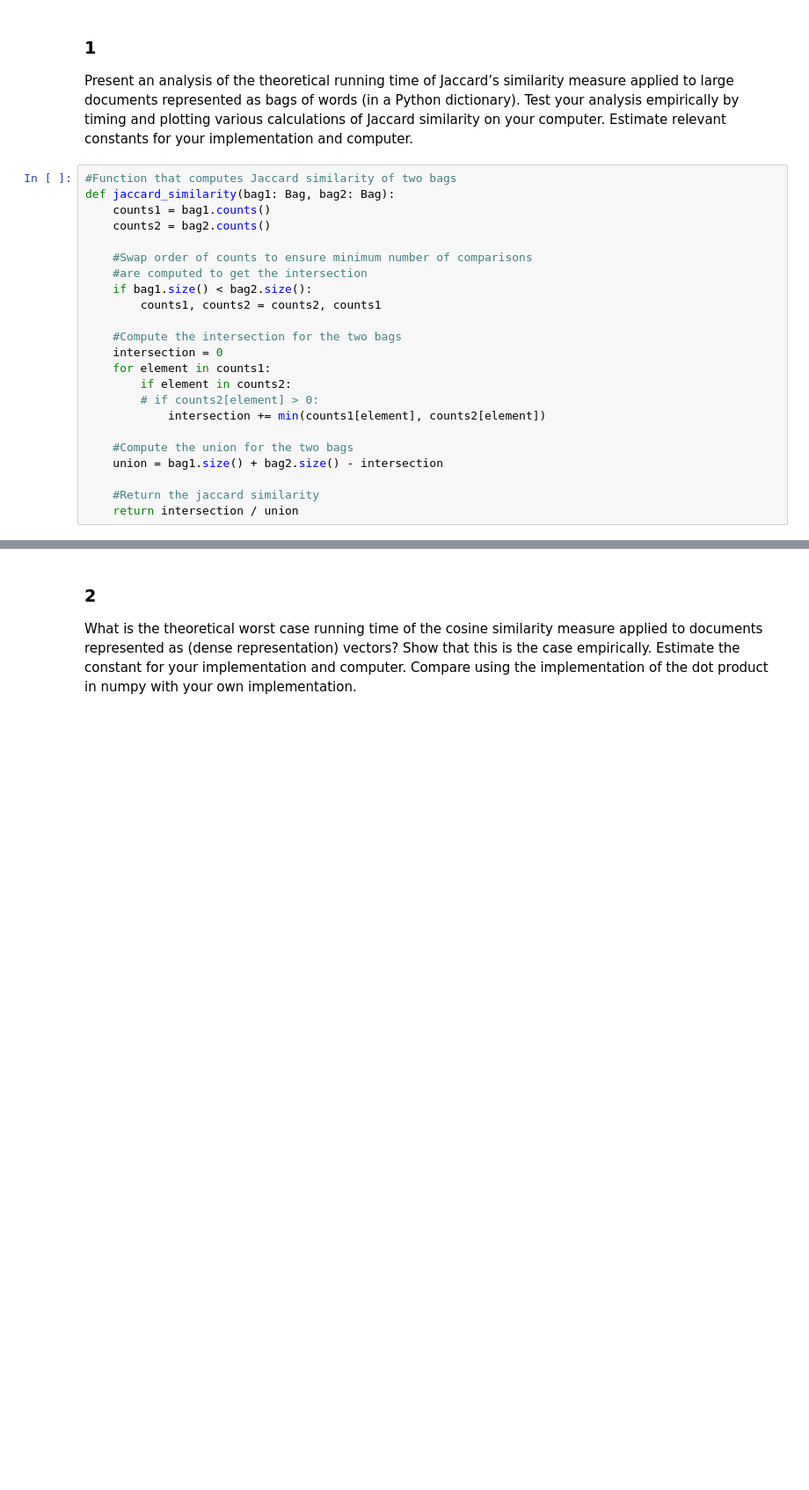
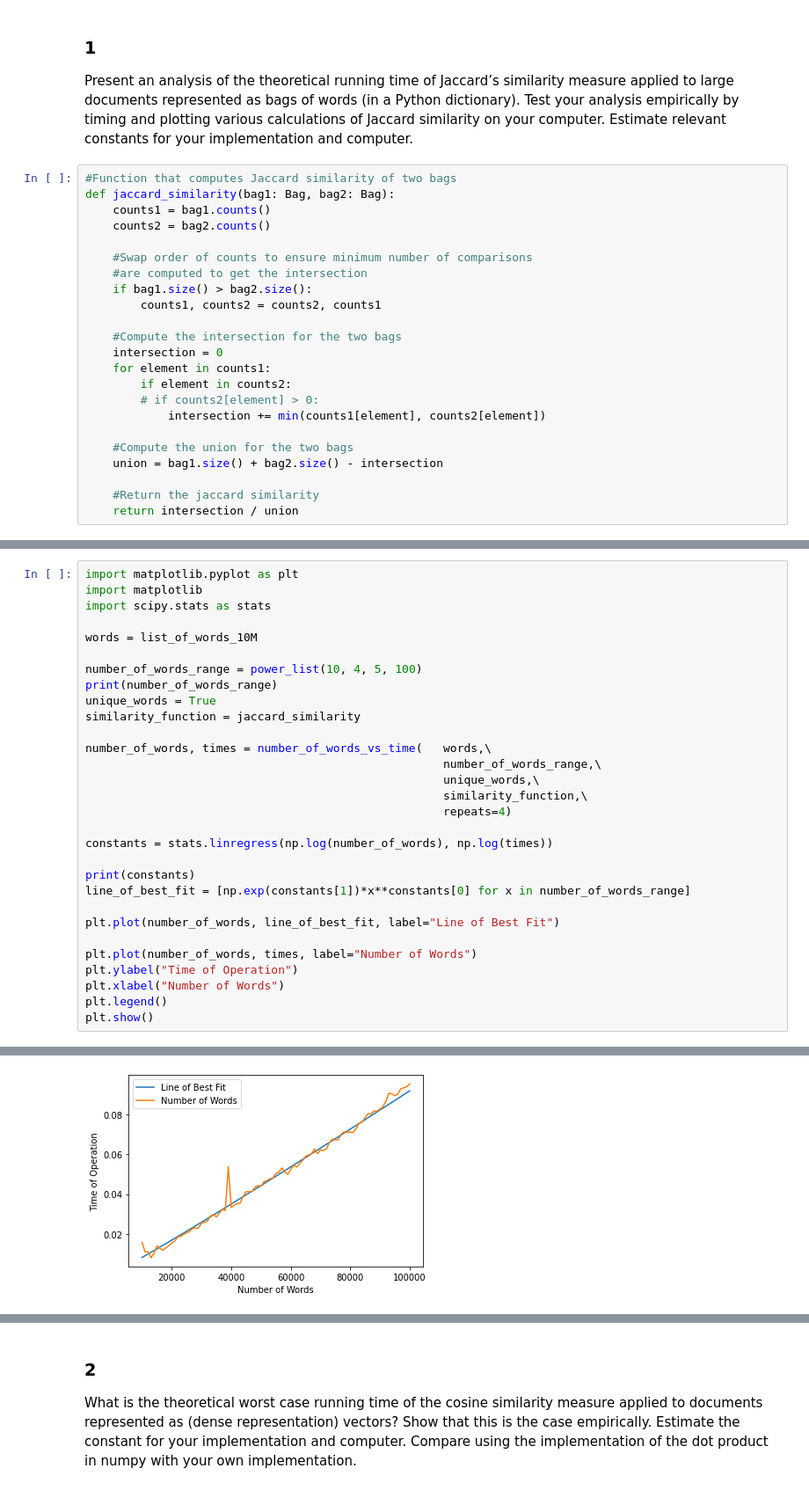
Before and after one commit to hwasc/ADS, a Jupyter notebook: ADS_report.ipynb, the cells around one changed output, grey strips where cells are left out. Shown: that part at 88% size. Drawn from its saved outputs; the diff is of its cells as text; blank space fills up the shorter version.

```diff
--- a/ADS_report.ipynb
+++ b/ADS_report.ipynb
@@ -186,7 +262,7 @@ def jaccard_similarity(bag1: Bag, bag2: Bag):
 
     #Swap order of counts to ensure minimum number of comparisons
     #are computed to get the intersection
-    if bag1.size() < bag2.size():
+    if bag1.size() > bag2.size():
         counts1, counts2 = counts2, counts1
 
     #Compute the intersection for the two bags
@@ -268,0 +335,31 @@ plt.show()
+# %%
+import matplotlib.pyplot as plt
+import matplotlib
+import scipy.stats as stats
+
+words = list_of_words_10M
+
+number_of_words_range = power_list(10, 4, 5, 100)
+print(number_of_words_range)
+unique_words = True
+similarity_function = jaccard_similarity
+
+number_of_words, times = number_of_words_vs_time(   words,\
+                                                    number_of_words_range,\
+                                                    unique_words,\
+                                                    similarity_function,\
+                                                    repeats=4)
+
+constants = stats.linregress(np.log(number_of_words), np.log(times))
+
+print(constants)
+line_of_best_fit = [np.exp(constants[1])*x**constants[0] for x in number_of_words_range]
+
+plt.plot(number_of_words, line_of_best_fit, label="Line of Best Fit")
+
+plt.plot(number_of_words, times, label="Number of Words")
+plt.ylabel("Time of Operation")
+plt.xlabel("Number of Words")
+plt.legend()
+plt.show()
+# %% [output]
@@ -268,0 +368 @@ plt.show()
+[figure, added]
```
Also changed, not shown: parts of 45 cells of this notebook.
